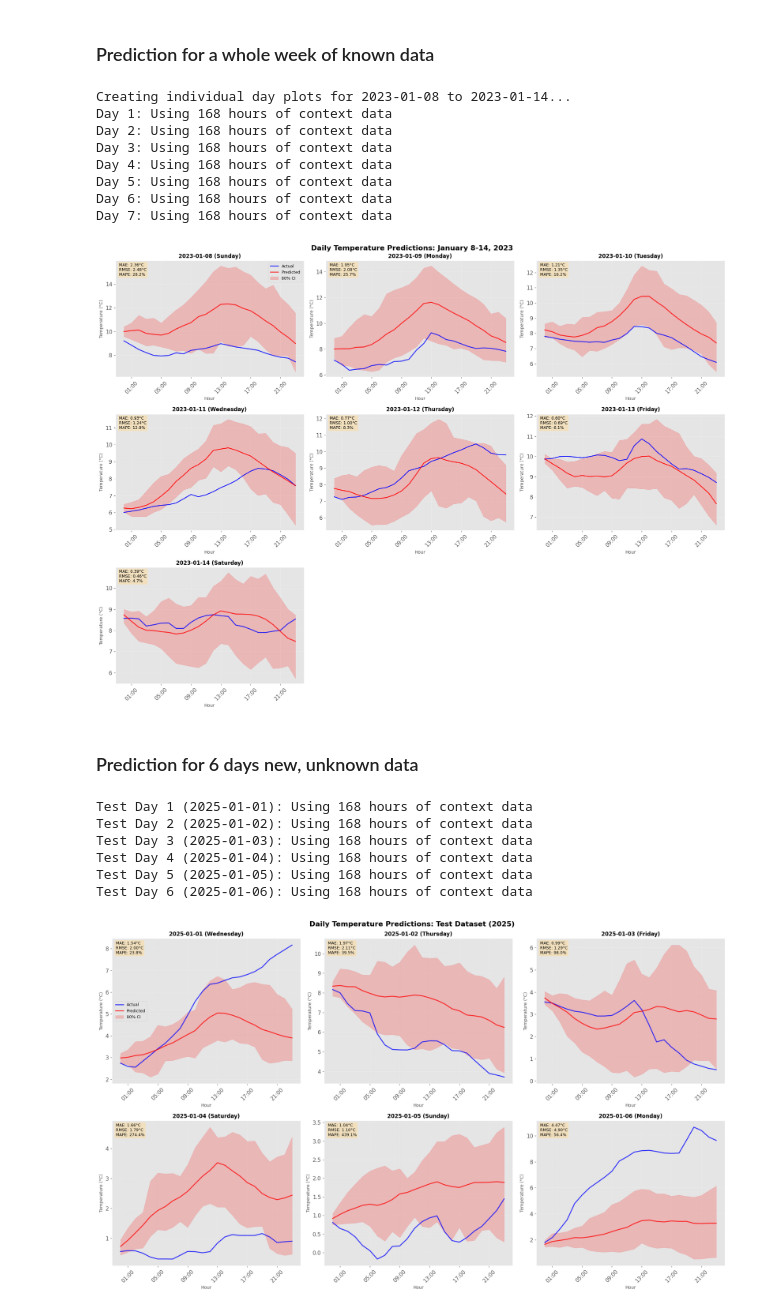
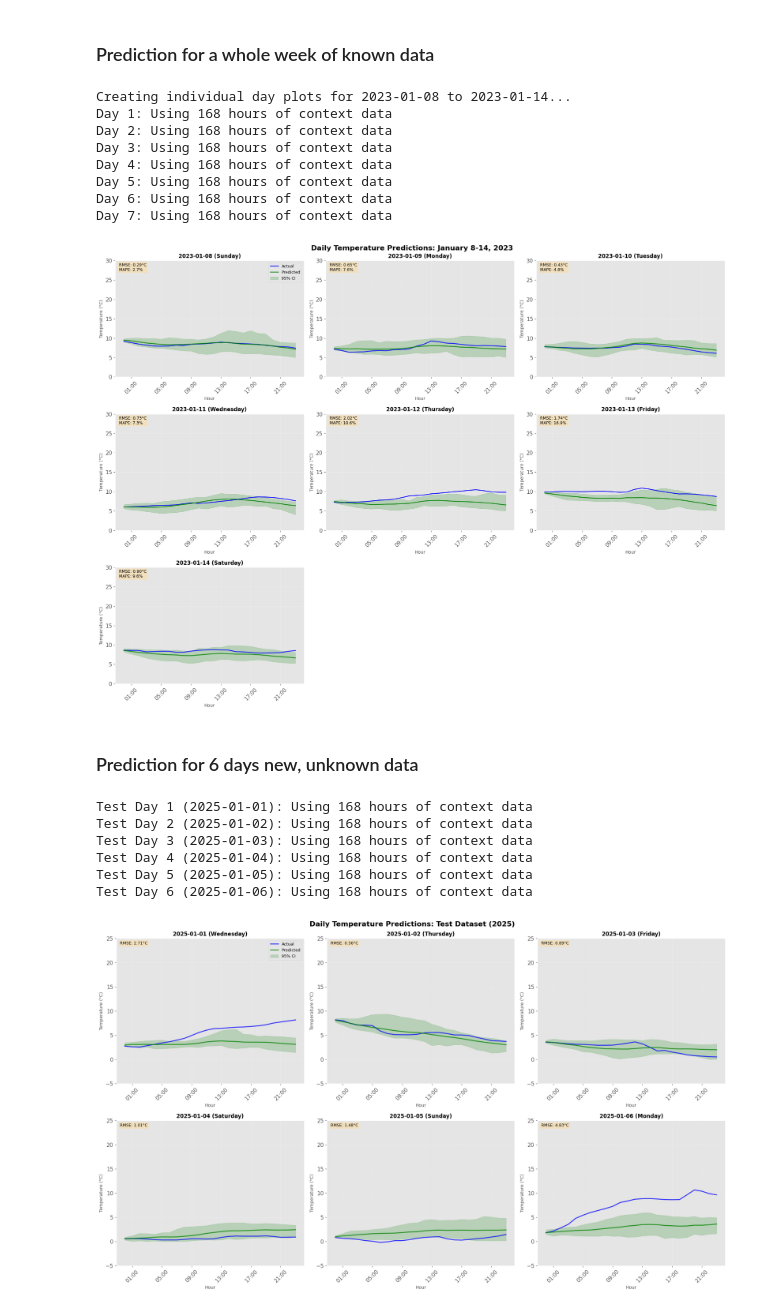
Before and after one commit to chandlerNick/BerlinWeatherTimeSeriesAnalysis, a Jupyter notebook: lag-llama_finetuned.ipynb, the cells around one changed output. Saved outputs shown, nothing was run; the diff lists cells and outputs as text; code cells hidden in the pictures.

```diff
--- a/lag-llama_finetuned.ipynb
+++ b/lag-llama_finetuned.ipynb
@@ -595,6 +612,11 @@ Epoch 9, global step 500: 'val_loss' was not in top 1
 ... (21 outputs left out)
 # %% [markdown]
 ## Making Predictions using the best Model
+# %%
+
+# Load the model
+from gluonts.model.predictor import Predictor
+predictor = Predictor.deserialize(model_path)
 # %%
 # Make predictions
 print("Making predictions...")
@@ -652,7 +674,7 @@ for idx, (forecast, ts) in islice(enumerate(zip(forecasts, tss)), 4):
     forecast.plot(color='g')
     plt.xticks(rotation=45)
     ax.xaxis.set_major_formatter(date_formater)
-    plt.title(f"Temperature Forecast {idx+1}")
+    plt.title(f"Temperature Forecast")
     plt.legend()
 
 plt.show()
@@ -744,27 +766,27 @@ for day_idx, current_date in enumerate(date_range):
                             forecast_time = actual_day_data.index[:len(forecast_values)]
 
                         # Plot predicted temperature
-                        ax.plot(forecast_time, forecast_values, 'r-',
+                        ax.plot(forecast_time, forecast_values, 'g-',
                                 label='Predicted', linewidth=2, alpha=0.8)
 
                         # Add confidence interval
                         if hasattr(forecast_day, 'quantile'):
-                            lower_bound = forecast_day.quantile(0.1)[:len(forecast_values)]
-                            upper_bound = forecast_day.quantile(0.9)[:len(forecast_values)]
+                            lower_bound = forecast_day.quantile(0.025)[:len(forecast_values)]
+                            upper_bound = forecast_day.quantile(0.975)[:len(forecast_values)]
                             ax.fill_between(forecast_time, lower_bound, upper_bound,
-                                            alpha=0.2, color='red',
-                                            label='80% CI' if day_idx == 0 else "")
+                                            alpha=0.2, color='green',
+                                            label='95% CI' if day_idx == 0 else "")
 
                         # Calculate metrics for this day
                         if len(forecast_values) >= len(actual_day_data):
                             # Use only matching length for metrics
                             pred_for_metrics = forecast_values[:len(actual_day_data)]
                             day_rmse = np.sqrt(np.mean((actual_day_data.values - pred_for_metrics) ** 2))
-                            day_mae = np.mean(np.abs(actual_day_data.values - pred_for_metrics))
+                            # day_mae = np.mean(np.abs(actual_day_data.values - pred_for_metrics))
                             day_mape = np.mean(np.abs((actual_day_data.values - pred_for_metrics) / (actual_day_data.values + 1e-8))) * 100
 
                             # Add text box with metrics
-                            textstr = f'MAE: {day_mae:.2f}°C\nRMSE: {day_rmse:.2f}°C\nMAPE: {day_mape:.1f}%'
+                            textstr = f'RMSE: {day_rmse:.2f}°C\nMAPE: {day_mape:.1f}%'
                             props = dict(boxstyle='round', facecolor='wheat', alpha=0.8)
                             ax.text(0.02, 0.98, textstr, transform=ax.transAxes, fontsize=9,
                                     verticalalignment='top', bbox=props)
@@ -775,6 +797,7 @@ for day_idx, current_date in enumerate(date_range):
                 fontsize=12, fontweight='bold')
     ax.set_xlabel('Hour', fontsize=10)
     ax.set_ylabel('Temperature (°C)', fontsize=10)
+    ax.set_ylim(0, 30)  # Set y-axis limits from 0 to 30
     ax.grid(True, alpha=0.3)
     ax.tick_params(axis='x', rotation=45)
 
@@ -802,13 +825,13 @@ Day 4: Using 168 hours of context data
 Day 5: Using 168 hours of context data
 Day 6: Using 168 hours of context data
 Day 7: Using 168 hours of context data
-[figure, old version]
+[figure, new version]
 # %% [markdown]
 ### Prediction for 6 days new, unknown data
 # %%
 
 # Get the first 6 days from test dataset
-test_start_date = test_data.index[0].date() # TODO: change to 2025-05-01 (May 1st)
+test_start_date = '2025-01-01'
 test_date_range = pd.date_range(start=test_start_date, periods=6, freq='D')
 
 # Create a 2x3 subplot layout for 6 days
@@ -916,55 +939,55 @@ for day_idx, current_date in enumerate(test_date_range):
                             forecast_time = actual_day_data.index[:len(forecast_values)]
 
                         # Plot predicted temperature
-                        ax.plot(forecast_time, forecast_values, 'r-',
+                        ax.plot(forecast_time, forecast_values, 'g-',
                                 label='Predicted', linewidth=2, alpha=0.8)
 
                         # Add confidence interval
                         if hasattr(forecast_day, 'quantile'):
-                            lower_bound = forecast_day.quantile(0.1)[:len(forecast_values)]
-                            upper_bound = forecast_day.quantile(0.9)[:len(forecast_values)]
+                            lower_bound = forecast_day.quantile(0.025)[:len(forecast_values)]
+                            upper_bound = forecast_day.quantile(0.975)[:len(forecast_values)]
                             ax.fill_between(forecast_time, lower_bound, upper_bound,
-                                            alpha=0.2, color='red',
-                                            label='80% CI' if day_idx == 0 else "")
+                                            alpha=0.2, color='green',
+                                            label='95% CI' if day_idx == 0 else "")
 
 
                         # Calculate metrics
                         if len(forecast_values) >= len(actual_day_data):
                             pred_for_metrics = forecast_values[:len(actual_day_data)]
                             day_rmse = np.sqrt(np.mean((actual_day_data.values - pred_for_metrics) ** 2))
-                            day_mae = np.mean(np.abs(actual_day_data.values - pred_for_metrics))
-                            day_mape = np.mean(np.abs((actual_day_data.values - pred_for_metrics) / (actual_day_data.values + 1e-8))) * 100
+                            # day_mape = np.mean(np.abs((actual_day_data.values - pred_for_metrics) / (actual_day_data.values + 1e-8))) * 100
 
-                            textstr = f'MAE: {day_mae:.2f}°C\nRMSE: {day_rmse:.2f}°C\nMAPE: {day_mape:.1f}%'
+                            textstr = f'RMSE: {day_rmse:.2f}°C' #\nMAPE: {day_mape:.1f}%'
                             props = dict(boxstyle='round', facecolor='wheat', alpha=0.8)
                             ax.text(0.02, 0.98, textstr, transform=ax.transAxes, fontsize=9,
                                     verticalalignment='top', bbox=props)
 
 
     # Formatting
     ax.set_title(f'{current_date.strftime("%Y-%m-%d")} ({current_date.strftime("%A")})',
                 fontsize=12, fontweight='bold')
     ax.set_xlabel('Hour', fontsize=10)
     ax.set_ylabel('Temperature (°C)', fontsize=10)
+    ax.set_ylim(-5, 25)  # Set y-axis limits from 0 to 30
     ax.grid(True, alpha=0.3)
     ax.tick_params(axis='x', rotation=45)
 
     # Format x-axis
     ax.xaxis.set_major_formatter(mdates.DateFormatter('%H:%M'))
     ax.xaxis.set_major_locator(mdates.HourLocator(interval=4))
 
     # Add legend only to the first subplot
     if day_idx == 0:
         ax.legend(fontsize=9)
 
 plt.suptitle('Daily Temperature Predictions: Test Dataset (2025)', fontsize=16, fontweight='bold')
 plt.tight_layout()
 plt.show()
 # %% [output]
 Test Day 1 (2025-01-01): Using 168 hours of context data
 Test Day 2 (2025-01-02): Using 168 hours of context data
 Test Day 3 (2025-01-03): Using 168 hours of context data
 Test Day 4 (2025-01-04): Using 168 hours of context data
 Test Day 5 (2025-01-05): Using 168 hours of context data
 Test Day 6 (2025-01-06): Using 168 hours of context data
-[figure, old version]
+[figure, new version]
```
Also changed, not shown: parts of 30 cells of this notebook.
